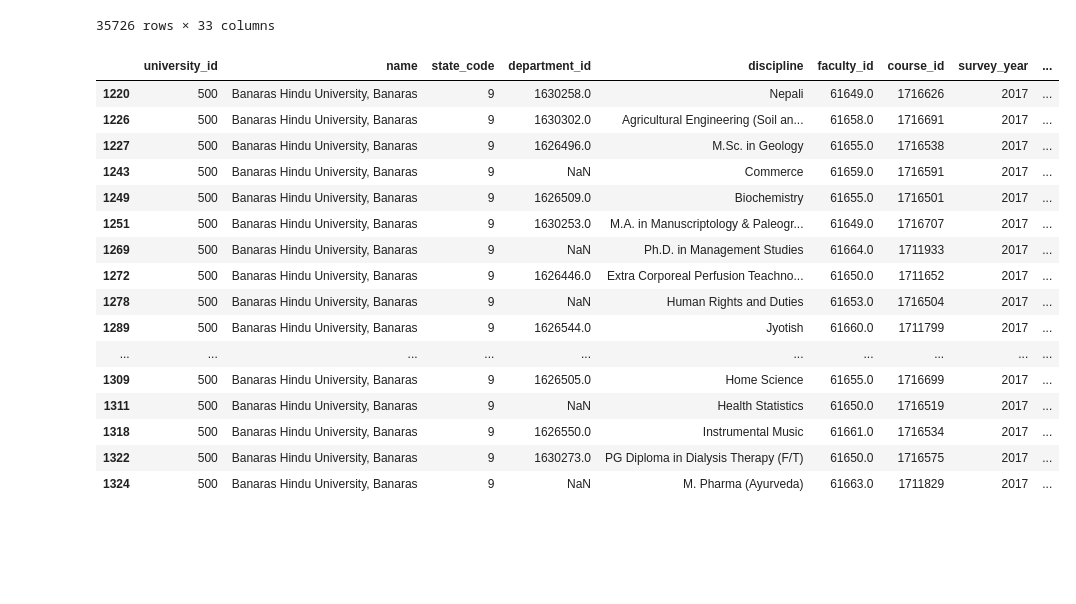
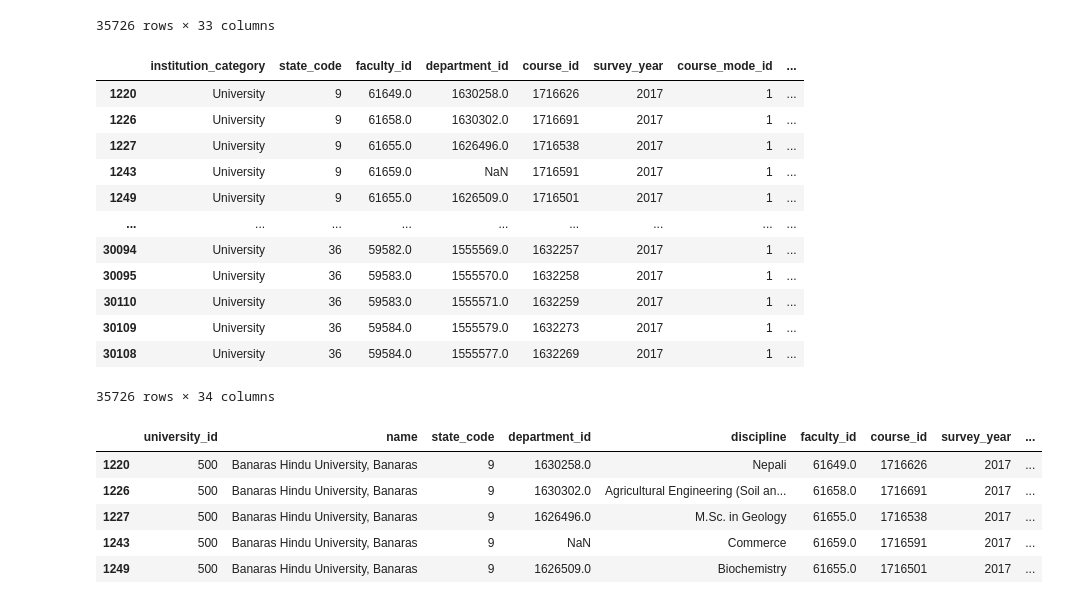
Before and after one commit to jainharsh8506/SIH2022, a Jupyter notebook: Hello/university_2017.ipynb, the cells around one changed output. Saved outputs shown, nothing was run; the diff lists cells and outputs as text; code cells hidden in the pictures; blank space fills up the shorter version.

```diff
--- a/Hello/university_2017.ipynb
+++ b/Hello/university_2017.ipynb
@@ -673,25 +673,31 @@ df_uni_accr_infra_exam_u_2017
 | 30109 | University | 36 | 59584.0 | 1555579.0 | 1632273 | 2017 | 1 | ... |
 | 30108 | University | 36 | 59584.0 | 1555577.0 | 1632269 | 2017 | 1 | ... |
 35726 rows × 33 columns
+# %%
+df_uni_accr_infra_exam_u_2017['infrastructure']=(df_uni_accr_infra_exam_u_2017['infra_count']/8)*100
+df_uni_accr_infra_exam_u_2017
+# %% [output]
+|  | institution_category | state_code | faculty_id | department_id | course_id | survey_year | course_mode_id | ... |
+| 1220 | University | 9 | 61649.0 | 1630258.0 | 1716626 | 2017 | 1 | ... |
+| 1226 | University | 9 | 61658.0 | 1630302.0 | 1716691 | 2017 | 1 | ... |
+| 1227 | University | 9 | 61655.0 | 1626496.0 | 1716538 | 2017 | 1 | ... |
+| 1243 | University | 9 | 61659.0 | NaN | 1716591 | 2017 | 1 | ... |
+| 1249 | University | 9 | 61655.0 | 1626509.0 | 1716501 | 2017 | 1 | ... |
+| ... | ... | ... | ... | ... | ... | ... | ... | ... |
+| 30094 | University | 36 | 59582.0 | 1555569.0 | 1632257 | 2017 | 1 | ... |
+| 30095 | University | 36 | 59583.0 | 1555570.0 | 1632258 | 2017 | 1 | ... |
+| 30110 | University | 36 | 59583.0 | 1555571.0 | 1632259 | 2017 | 1 | ... |
+| 30109 | University | 36 | 59584.0 | 1555579.0 | 1632273 | 2017 | 1 | ... |
+| 30108 | University | 36 | 59584.0 | 1555577.0 | 1632269 | 2017 | 1 | ... |
+35726 rows × 34 columns
 # %%
-df_uni_accr_infra_exam_sort_u_2017=df_uni_accr_infra_exam_u_2017[[ 'university_id','name', 'state_code','department_id','discipline', 'faculty_id',  'course_id', 'survey_year','examination_result_id', 'percentage','infra_count','pass_percentage']]
+df_uni_accr_infrastructure_u_2017=df_uni_accr_infra_exam_u_2017[[ 'university_id','name', 'state_code','department_id','discipline', 'faculty_id',  'course_id', 'survey_year','examination_result_id','infra_count','infrastructure','percentage','pass_percentage']]
 # %%
-df_uni_accr_infra_exam_sort_u_2017.head(20)
+df_uni_accr_infra_exam_sort_u_2017.head(5)
 # %% [output]
 |  | university_id | name | state_code | department_id | discipline | faculty_id | course_id | survey_year | ... |
 | 1220 | 500 | Banaras Hindu University, Banaras | 9 | 1630258.0 | Nepali | 61649.0 | 1716626 | 2017 | ... |
 | 1226 | 500 | Banaras Hindu University, Banaras | 9 | 1630302.0 | Agricultural Engineering (Soil an... | 61658.0 | 1716691 | 2017 | ... |
 | 1227 | 500 | Banaras Hindu University, Banaras | 9 | 1626496.0 | M.Sc. in Geology | 61655.0 | 1716538 | 2017 | ... |
 | 1243 | 500 | Banaras Hindu University, Banaras | 9 | NaN | Commerce | 61659.0 | 1716591 | 2017 | ... |
 | 1249 | 500 | Banaras Hindu University, Banaras | 9 | 1626509.0 | Biochemistry | 61655.0 | 1716501 | 2017 | ... |
-| 1251 | 500 | Banaras Hindu University, Banaras | 9 | 1630253.0 | M.A. in Manuscriptology & Paleogr... | 61649.0 | 1716707 | 2017 | ... |
-| 1269 | 500 | Banaras Hindu University, Banaras | 9 | NaN | Ph.D. in Management Studies | 61664.0 | 1711933 | 2017 | ... |
-| 1272 | 500 | Banaras Hindu University, Banaras | 9 | 1626446.0 | Extra Corporeal Perfusion Teachno... | 61650.0 | 1711652 | 2017 | ... |
-| 1278 | 500 | Banaras Hindu University, Banaras | 9 | NaN | Human Rights and Duties | 61653.0 | 1716504 | 2017 | ... |
-| 1289 | 500 | Banaras Hindu University, Banaras | 9 | 1626544.0 | Jyotish | 61660.0 | 1711799 | 2017 | ... |
-| ... | ... | ... | ... | ... | ... | ... | ... | ... | ... |
-| 1309 | 500 | Banaras Hindu University, Banaras | 9 | 1626505.0 | Home Science | 61655.0 | 1716699 | 2017 | ... |
-| 1311 | 500 | Banaras Hindu University, Banaras | 9 | NaN | Health Statistics | 61650.0 | 1716519 | 2017 | ... |
-| 1318 | 500 | Banaras Hindu University, Banaras | 9 | 1626550.0 | Instrumental Music | 61661.0 | 1716534 | 2017 | ... |
-| 1322 | 500 | Banaras Hindu University, Banaras | 9 | 1630273.0 | PG Diploma in Dialysis Therapy (F/T) | 61650.0 | 1716575 | 2017 | ... |
-| 1324 | 500 | Banaras Hindu University, Banaras | 9 | NaN | M. Pharma (Ayurveda) | 61663.0 | 1711829 | 2017 | ... |
```
Also changed, not shown: parts of 5 cells of this notebook, 1 other file.
